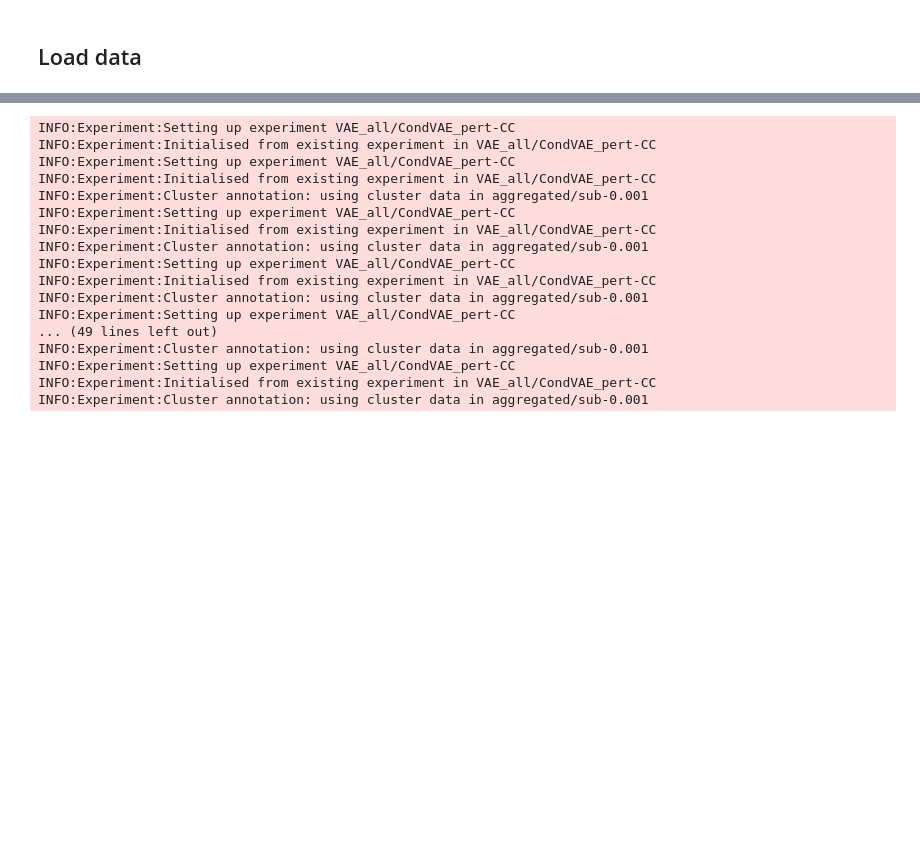
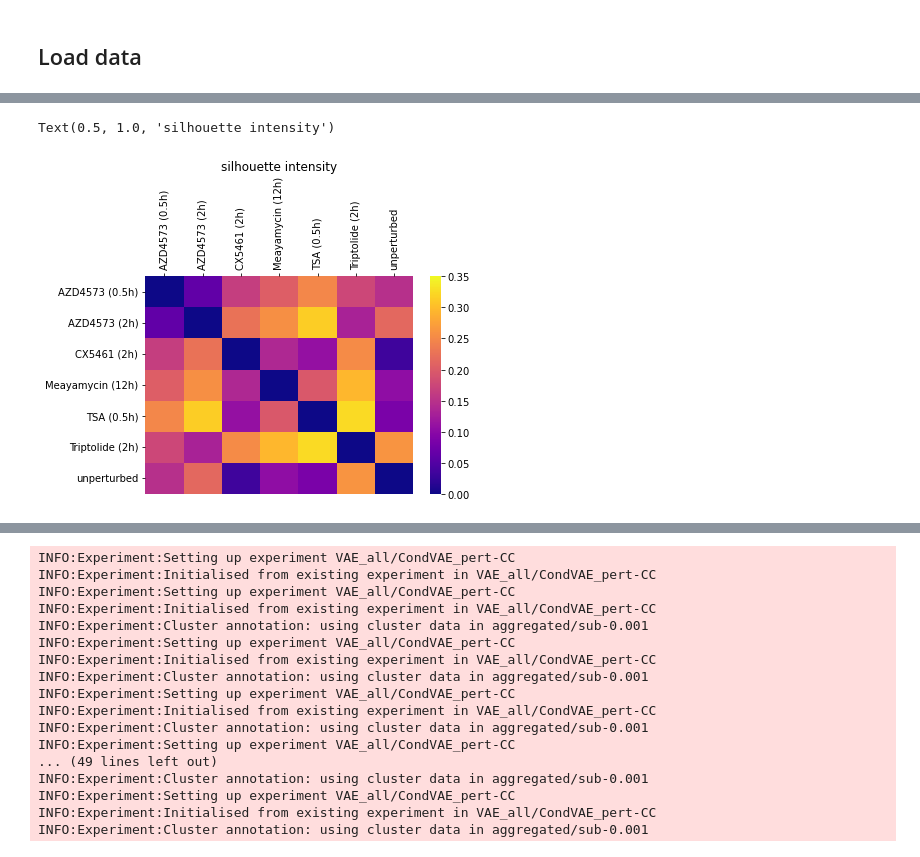
Before and after one commit to theislab/campa_ana, a Jupyter notebook: figures/fig3_perturbation_comparison.ipynb, the cells around one changed output, grey strips where cells are left out. Saved outputs shown, nothing was run; the diff lists cells and outputs as text; code cells hidden in the pictures; blank space fills up the shorter version.

```diff
--- a/figures/fig3_perturbation_comparison.ipynb
+++ b/figures/fig3_perturbation_comparison.ipynb
@@ -89,0 +176,29 @@ AnnData object with n_obs × n_vars = 557 × 34
+# %%
+# calculate silhouette score
+from sklearn.metrics import silhouette_score
+
+cond_key = 'perturbation_plot'
+
+# co-occurrence
+siscore_co_occ = np.zeros([len(adata.obs[cond_key].cat.categories)]*2)
+distances = (adata.uns['co_occurrence_params']['interval'][:-1] + adata.uns['co_occurrence_params']['interval'][1:]) / 2
+distances = np.tile(distances/np.mean(distances), int(adata.obsm['co_occurrence'].shape[1] / len(distances))).astype(np.float64)
+for i,c1 in enumerate(adata.obs[cond_key].cat.categories):
+    for j,c2 in enumerate(adata.obs[cond_key].cat.categories):
+        if j <= i:
+            continue
+        print(i,j)
+        adata_sub = adata[adata.obs[cond_key].isin([c1,c2])]
+        siscore_co_occ[i,j] = silhouette_score(adata_sub.obsm['co_occurrence'], labels=adata_sub.obs[cond_key], metric=cityblock, w=distances)
+        siscore_co_occ[j,i] = siscore_co_occ[i,j]
+
+# intensity
+siscore_intensity = np.zeros([len(adata.obs[cond_key].cat.categories)]*2)
+for i,c1 in enumerate(adata.obs[cond_key].cat.categories):
+    for j,c2 in enumerate(adata.obs[cond_key].cat.categories):
+        if j <= i:
+            continue
+        print(i,j)
+        adata_sub = adata[adata.obs[cond_key].isin([c1,c2])]
+        siscore_intensity[i,j] = silhouette_score(adata_sub.obsm['intensity'], labels=adata_sub.obs[cond_key], metric=cityblock)
+        siscore_intensity[j,i] = siscore_intensity[i,j]
@@ -89,0 +223,12 @@ AnnData object with n_obs × n_vars = 557 × 34
+# %%
+# plot nhood enrichment scores
+fig, ax = plt.subplots(1,1)
+sns.heatmap(siscore_intensity, vmin=0, vmax=0.35, cmap='plasma')
+
+ax.set_xticklabels(adata.obs['perturbation_plot'].cat.categories, rotation=90)
+ax.set_yticklabels(adata.obs['perturbation_plot'].cat.categories, rotation=0)
+ax.xaxis.set_ticks_position('top')
+ax.set_title('silhouette intensity')
+# %% [output]
+Text(0.5, 1.0, 'silhouette intensity')
+[figure, added]
```
Also changed, not shown: parts of 17 cells of this notebook.
